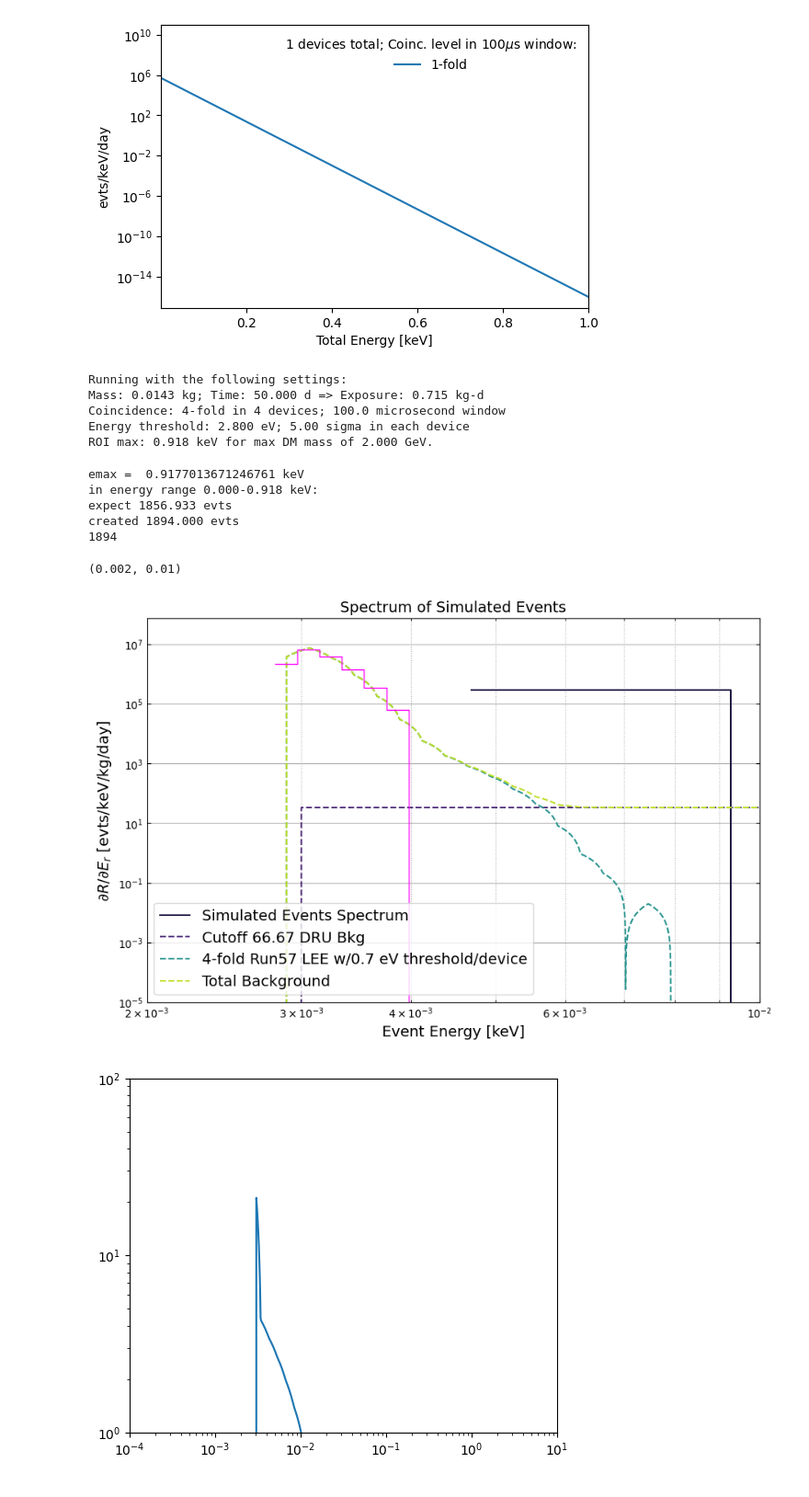
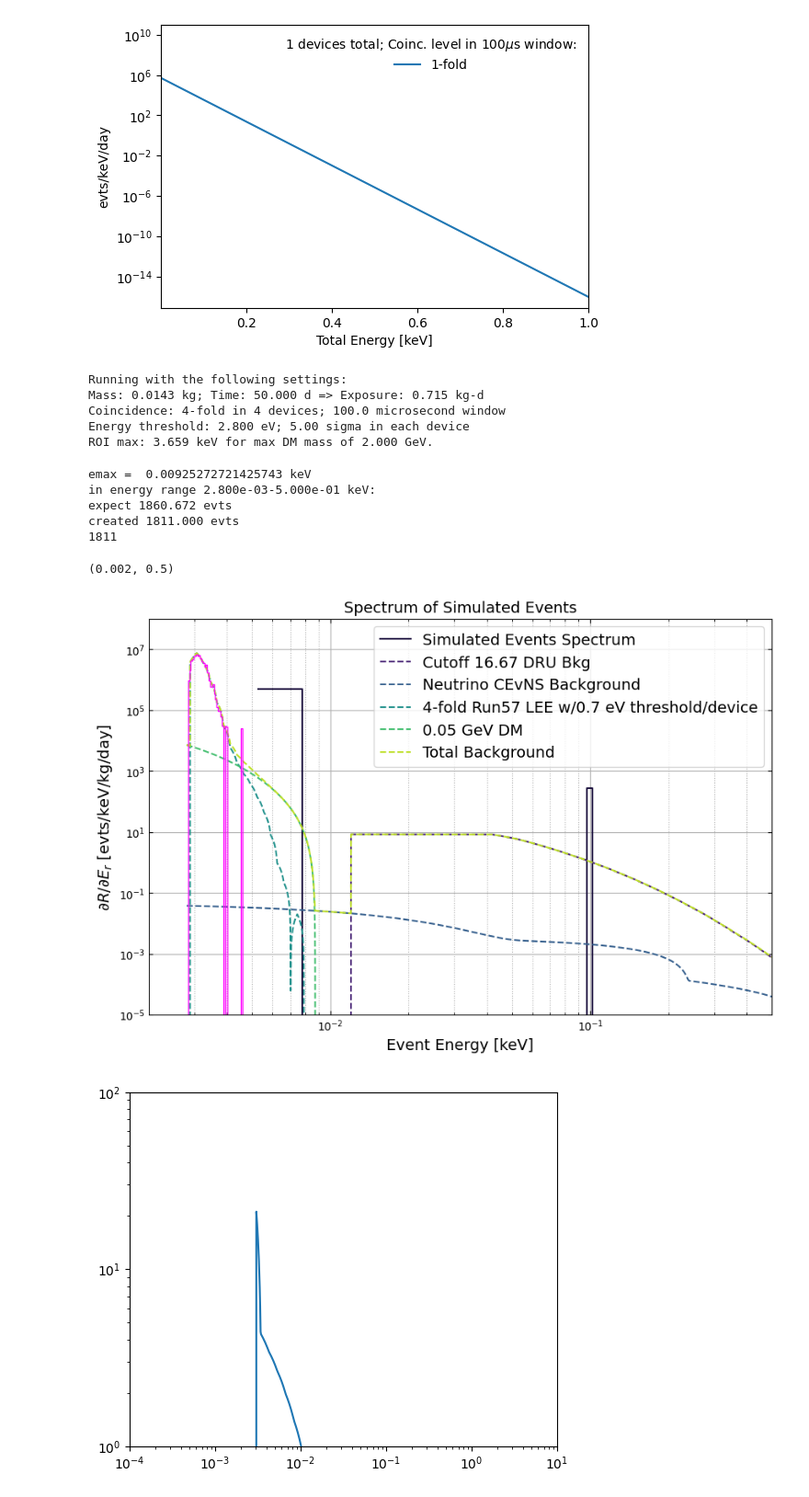
Before and after one commit to spice-herald/DarkLim, a Jupyter notebook: examples/helium-update-playground.ipynb, the cells around one changed output. Shown at 92% size. Cells and saved outputs as stored; diff of their text form; code cells hidden in the pictures.

Commit message:
add neutrino cevns bkg

```diff
--- a/examples/helium-update-playground.ipynb
+++ b/examples/helium-update-playground.ipynb
@@ -188,7 +188,7 @@ n_devices = 4
 coinc = 4
 window = 100e-6 # s
 
-he_gain = 0.15
+he_gain = 0.6
 
 #mass_det = 8.*0.14*1e-3
 #mass_det = 10*1e-3
@@ -239,7 +239,7 @@ Running with the following settings:
 Mass: 0.0143 kg; Time: 50.000 d => Exposure: 0.715 kg-d
 Coincidence: 4-fold in 4 devices; 100.0 microsecond window
 Energy threshold: 2.800 eV; 5.00 sigma in each device
-ROI max: 0.918 keV for max DM mass of 2.000 GeV.
+ROI max: 3.659 keV for max DM mass of 2.000 GeV.
 # %%
 SE.reset_sim()
 
@@ -248,49 +248,51 @@ SE.reset_sim()
 #SE.add_run57_lee_bkgd('4-1cm2',m=4,w=window,thres=per_device_threshold)
 
 SE.add_cutoff_flat_bkgd(he_gain, 10/he_gain, include_discrim=True, photon_eff=0.15)
+SE.add_neutrino_nr_bkgd(he_gain)
 SE.add_run57_lee_bkgd('24-1cm2',window='var',part='wpart',thres=per_device_threshold,scale_by=0.5)
 
 #SE.add_cutoff_flat_bkgd(he_gain, 10/he_gain, include_discrim=False, photon_eff=0.15)
 #SE.add_run57_lee_bkgd('24-1cm2',window='var',part='wpart',thres=per_device_threshold,scale_by=1)
 
-dmmass = 2
+dmmass = 0.05
 xsec = 2e-39
-#SE.add_dm_bkgd(dmmass, xsec)
+SE.add_dm_bkgd(dmmass, xsec)
 
 #en_interp = np.geomspace(1e-6,1, num=1000)
 #dm = smeared_wimp(en_interp,dmmass,sigma0=xsec,tm=tm,res=energy_res)
 
 ehigh = darklim.sensitivity.edep_to_eobs(darklim.limit.drde_max_q(dmmass, tm=tm),he_gain) + 10*np.sqrt(n_devices)*energy_res
 print('emax = ',ehigh,'keV')
 
-#gen_evts = SE.generate_background(ehigh, e_low=threshold, npts=10000, plot_bkgd=True, verbose=True)
-gen_evts = SE.generate_background(ehigh, e_low=1e-4, npts=10000, plot_bkgd=True, verbose=True)
+gen_evts = SE.generate_background(0.5, e_low=threshold, npts=10000, plot_bkgd=True, verbose=True)
+#gen_evts = SE.generate_background(ehigh, e_low=1e-4, npts=10000, plot_bkgd=True, verbose=True)
 ax = plt.gca()
 
 h = Hist1d(gen_evts[gen_evts>threshold],bins=np.geomspace(threshold,ehigh,num=100))
 bw = h.bin_edges[1::]-h.bin_edges[:-1]
 #h *= pile_up_rate/np.sum(h.histogram)
 h *= 1/bw/mass_det/time_elapsed
 h.plot(lw=1,color='magenta')
 
 print(len(gen_evts[gen_evts>threshold]))
 
 
 #ax.plot(en_interp,dm,ls='-',alpha=1,color='magenta',label='Smeared WIMP')
 
-ax.set_ylim(1e-5,None)
+ax.set_ylim(1e-5,1e8)
+ax.set_yscale('log')
 ax.set_xscale('log')
-ax.set_xlim(2e-3,1e-2)
+ax.set_xlim(2e-3,0.5)#ehigh)
 #ax.axvline(threshold,ls='-',color='red')
 #ax.axvspan(threshold-energy_res,threshold+energy_res,facecolor='red',alpha=0.1)
 # %% [output]
-emax =  0.9177013671246761 keV
-in energy range 0.000-0.918 keV:
-expect 1856.933 evts
-created 1894.000 evts
-1894
+emax =  0.00925272721425743 keV
+in energy range 2.800e-03-5.000e-01 keV:
+expect 1860.672 evts
+created 1811.000 evts
+1811
-(0.002, 0.01)
+(0.002, 0.5)
-[figure, old version]
+[figure, new version]
 # %%
 def add_cutoff_flat_bkgd(he_gain, flat_rate, include_discrim=False, photon_eff=0.15):
     cut_energy = 20e-3*he_gain
```
Also changed, not shown: parts of 1 cell of this notebook, 4 other files.
